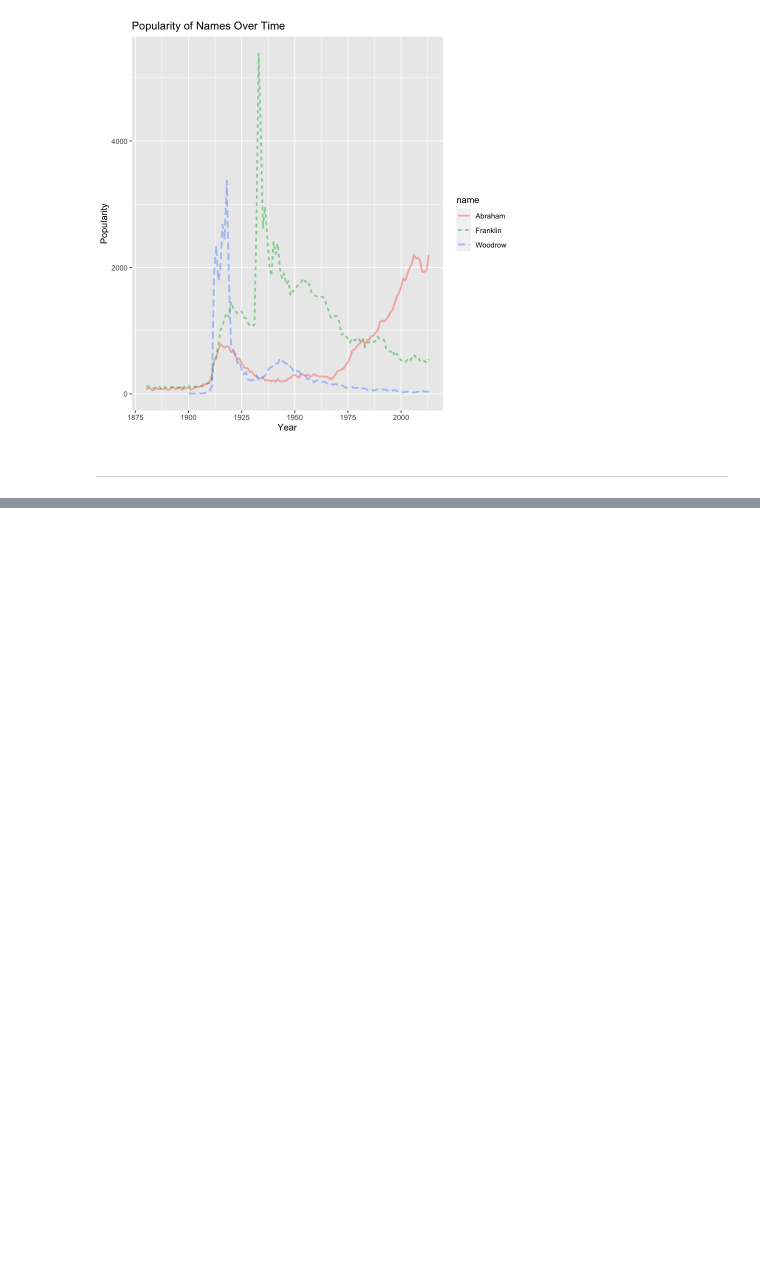
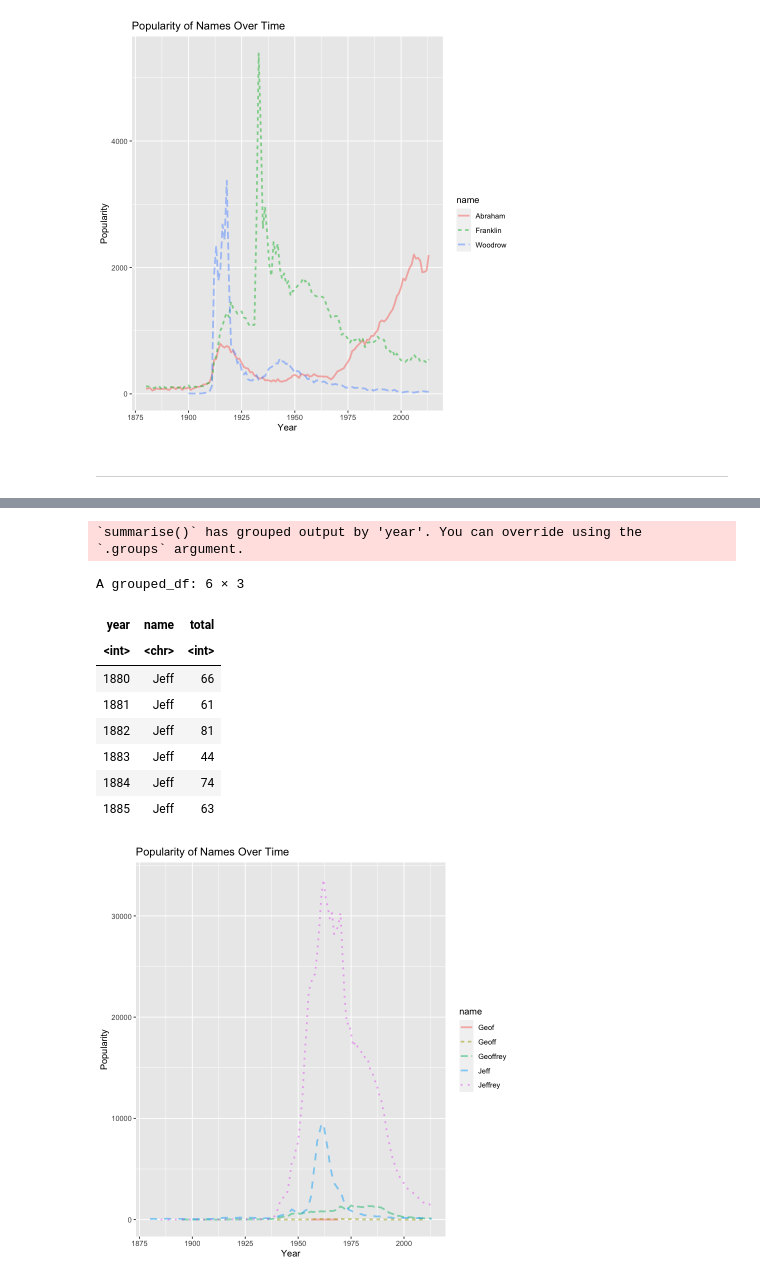
Before and after one commit to stat184-summer2023/a05-popular-names-davefriedman01, a Jupyter notebook: lab.ipynb, the cells around one changed output, grey strips where cells are left out. Drawn from its saved outputs; the diff is of its cells as text; code cells hidden in the pictures; blank space fills up the shorter version.

```diff
--- a/lab.ipynb
+++ b/lab.ipynb
@@ -167,0 +337,36 @@ A grouped_df: 6 × 3
+# %%
+GlyphReadyForm <- dcData::BabyNames %>%
+  filter(name %in% c('Jeff', 'Jeffrey', 'Geof', 'Geoff', 'Geoffrey')) %>%
+    group_by(year, name) %>%
+      summarize(total = sum(count))
+head(x = GlyphReadyForm)
+
+GlyphReadyForm %>%
+  ggplot() +
+    geom_line(
+      alpha     = 0.5,
+      linewidth = 1,
+      mapping   = aes(x        = year,
+                      y        = total,
+                      color    = name,
+                      linetype = name),
+      position  = 'identity',
+      stat      = 'identity',
+      show.legend=TRUE
+    ) +
+    xlab('Year') +
+    ylab('Popularity') +
+    ggtitle('Popularity of Names Over Time')
+# %% [output]
+`summarise()` has grouped output by 'year'. You can override using the
+`.groups` argument.
+A grouped_df: 6 × 3
+| year | name | total |
+| <int> | <chr> | <int> |
+| 1880 | Jeff | 66 |
+| 1881 | Jeff | 61 |
+| 1882 | Jeff | 81 |
+| 1883 | Jeff | 44 |
+| 1884 | Jeff | 74 |
+| 1885 | Jeff | 63 |
+[figure, added]
```
Also changed, not shown: parts of 16 cells of this notebook.
